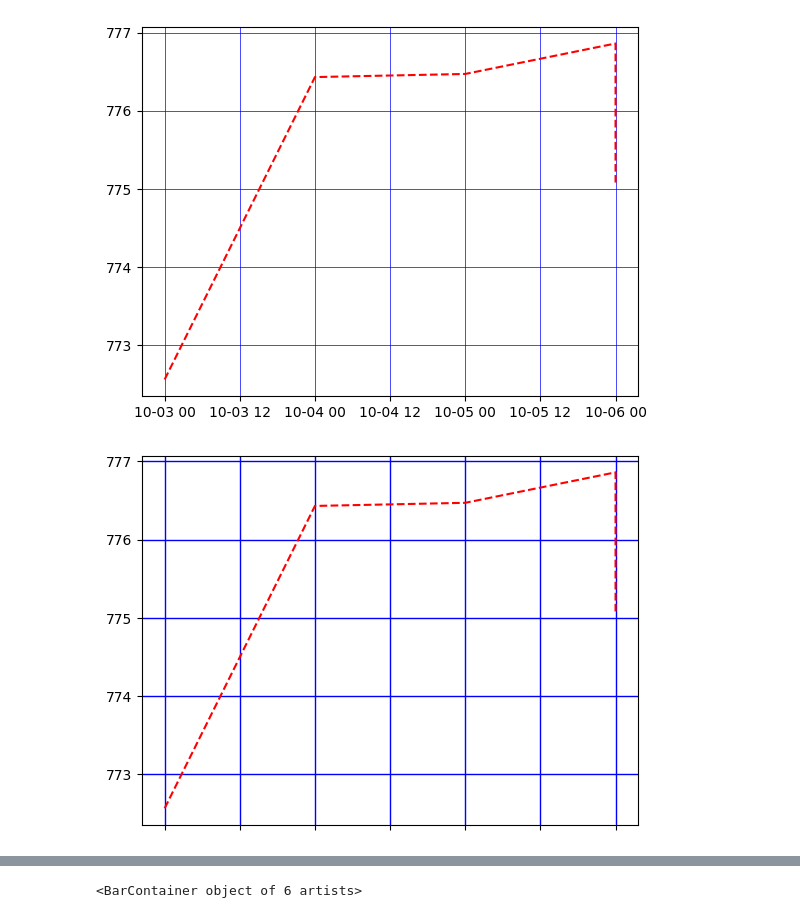
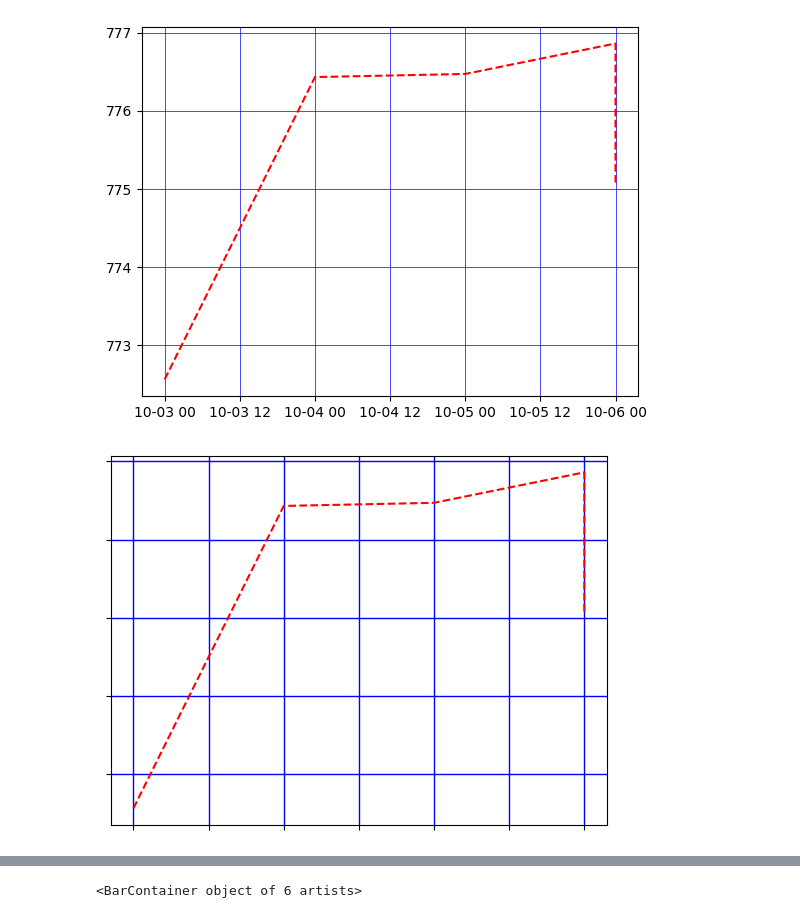
Before and after one commit to Dime98/smartdata-internship, a Jupyter notebook: task5/task5.ipynb, the cells around one changed output, grey strips where cells are left out. Drawn from its saved outputs; the diff is of its cells as text; code cells hidden in the pictures.

```diff
--- a/task5/task5.ipynb
+++ b/task5/task5.ipynb
@@ -64,27 +65,36 @@ plt.grid(color = 'b', linestyle="-", linewidth = .5)
 # %%
 # 4. Keep the graphic obtained in the previous exercise. Customized the grid lines with
 # rendering with a larger grid (major grid) and a smaller grid (minor grid).Turn on the
 # grid but turn off ticks.
 
-
 plt.plot(df["Date"], df["Close"], "r--")
 plt.grid(color = 'b', linestyle="-", linewidth = .5)
 
 ax = plt.gca()
+
+# # Major ticks every 20, minor ticks every 5
+# major_ticks = np.arange(0, 1001, 20)
+# minor_ticks = np.arange(0, 701, 5)
+
+# ax.set_xticks(major_ticks)
+# ax.set_xticks(minor_ticks, minor=True)
+# ax.set_yticks(major_ticks)
+# ax.set_yticks(minor_ticks, minor=True)
 
 ax.xaxis.grid(True,'minor', linewidth = .5)
 ax.yaxis.grid(True,'minor', linewidth = .5)
 ax.xaxis.grid(True,'major', linewidth = 1)
 ax.yaxis.grid(True,'major', linewidth = 1)
 
 ax.set_xticklabels([])
+ax.set_yticklabels([])
 ax.grid(True)
 
 # # Hide X and Y axes tick marks
 # ax.set_xticks([])
 # ax.set_yticks([])
 
 plt.show()
 # %% [output]
-[figure, old version]
+[figure, new version]
 # %%
```
Also changed, not shown: parts of 13 cells of this notebook, 2 other files.
